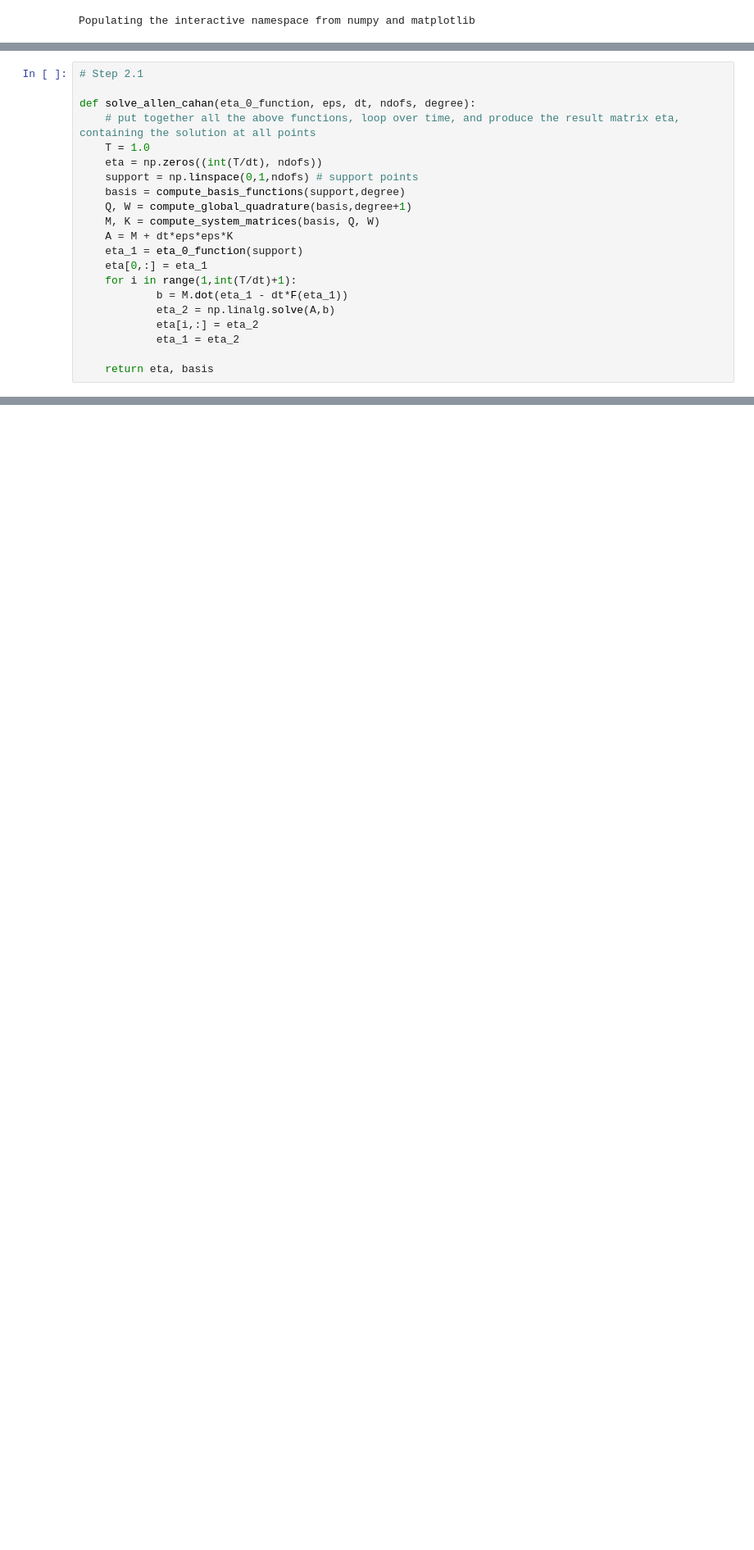
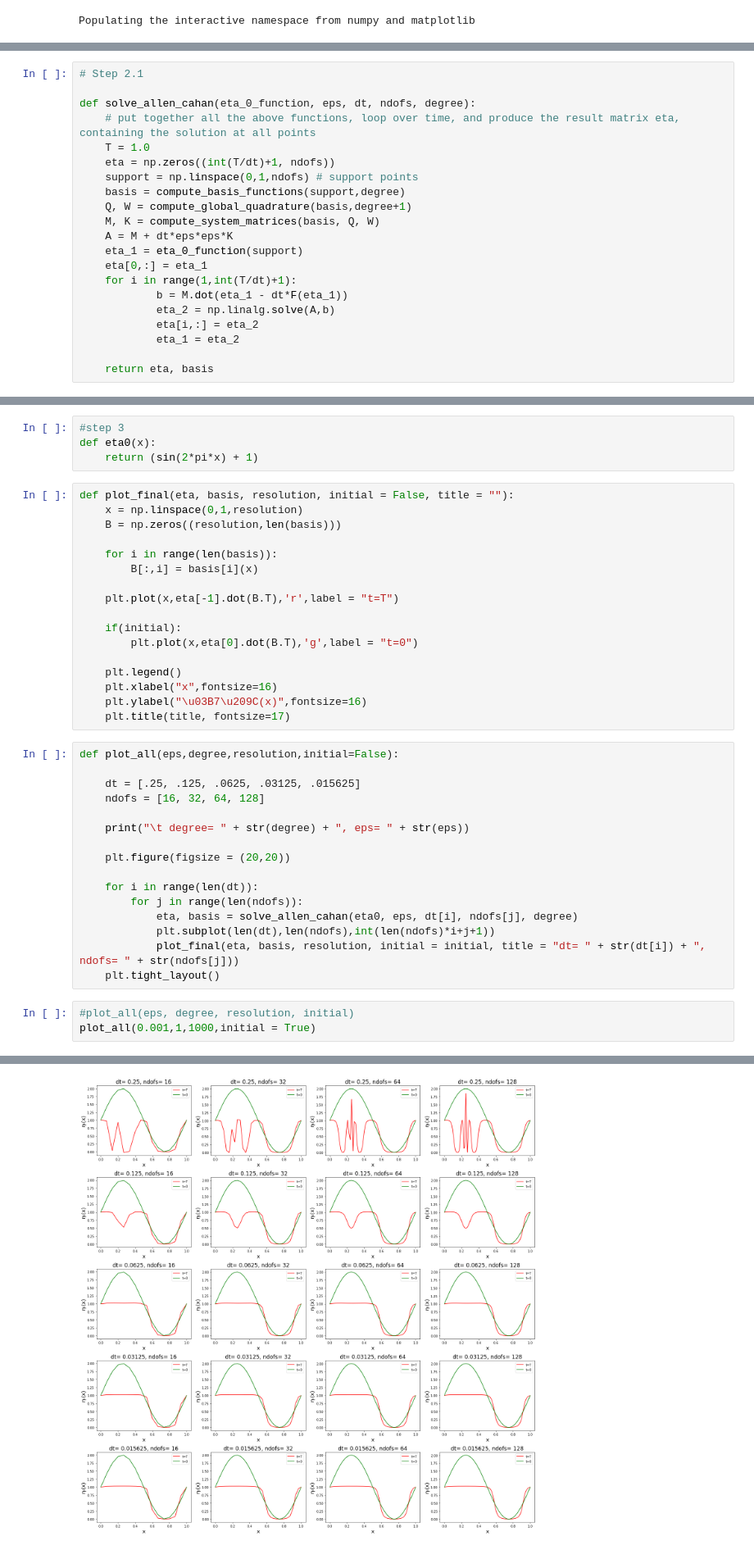
Before and after one commit to davydenk/P1.4_seed, a Jupyter notebook: final_project/final_project_2019-2020.ipynb, the cells around one changed output, grey strips where cells are left out. Shown at 82% size. Saved outputs shown, nothing was run; the diff lists cells and outputs as text; blank space fills up the shorter version.

```diff
--- a/final_project/final_project_2019-2020.ipynb
+++ b/final_project/final_project_2019-2020.ipynb
@@ -173,7 +178,7 @@ def compute_system_matrices(basis, gloabl_quadrature, global_weights):
 def solve_allen_cahan(eta_0_function, eps, dt, ndofs, degree):
     # put together all the above functions, loop over time, and produce the result matrix eta, containing the solution at all points
     T = 1.0
-    eta = np.zeros((int(T/dt), ndofs))
+    eta = np.zeros((int(T/dt)+1, ndofs))
     support = np.linspace(0,1,ndofs) # support points
     basis = compute_basis_functions(support,degree)
     Q, W = compute_global_quadrature(basis,degree+1)
@@ -202,3 +207,44 @@ def plot_solution(eta, basis, stride, resolution):
     eta_str = eta[::stride].dot(B.T)
     for i in range(stride):
         _ = plt.plot(np.linspace(0,1,resolution),eta_str[i,:], label = "T = " + str(label_i))
+# %%
+#step 3
+def eta0(x):
+    return (sin(2*pi*x) + 1)
+# %%
+def plot_final(eta, basis, resolution, initial = False, title = ""):
+    x = np.linspace(0,1,resolution)
+    B = np.zeros((resolution,len(basis)))
+
+    for i in range(len(basis)):
+        B[:,i] = basis[i](x)
+
+    plt.plot(x,eta[-1].dot(B.T),'r',label = "t=T")
+
+    if(initial):
+        plt.plot(x,eta[0].dot(B.T),'g',label = "t=0")
+
+    plt.legend()
+    plt.xlabel("x",fontsize=16)
+    plt.ylabel("\u03B7\u209C(x)",fontsize=16)
+    plt.title(title, fontsize=17)
+# %%
+def plot_all(eps,degree,resolution,initial=False):
+
+    dt = [.25, .125, .0625, .03125, .015625]
+    ndofs = [16, 32, 64, 128]
+
+    print("\t degree= " + str(degree) + ", eps= " + str(eps))
+
+    plt.figure(figsize = (20,20))
+
+    for i in range(len(dt)):
+        for j in range(len(ndofs)):
+            eta, basis = solve_allen_cahan(eta0, eps, dt[i], ndofs[j], degree)
+            plt.subplot(len(dt),len(ndofs),int(len(ndofs)*i+j+1))
+            plot_final(eta, basis, resolution, initial = initial, title = "dt= " + str(dt[i]) + ", ndofs= " + str(ndofs[j]))
+    plt.tight_layout()
+# %%
+#plot_all(eps, degree, resolution, initial)
+plot_all(0.001,1,1000,initial = True)
+# %% [output]
@@ -204,0 +252 @@ def plot_solution(eta, basis, stride, resolution):
+[figure, added]
```
Also changed, not shown: parts of 9 cells of this notebook.
